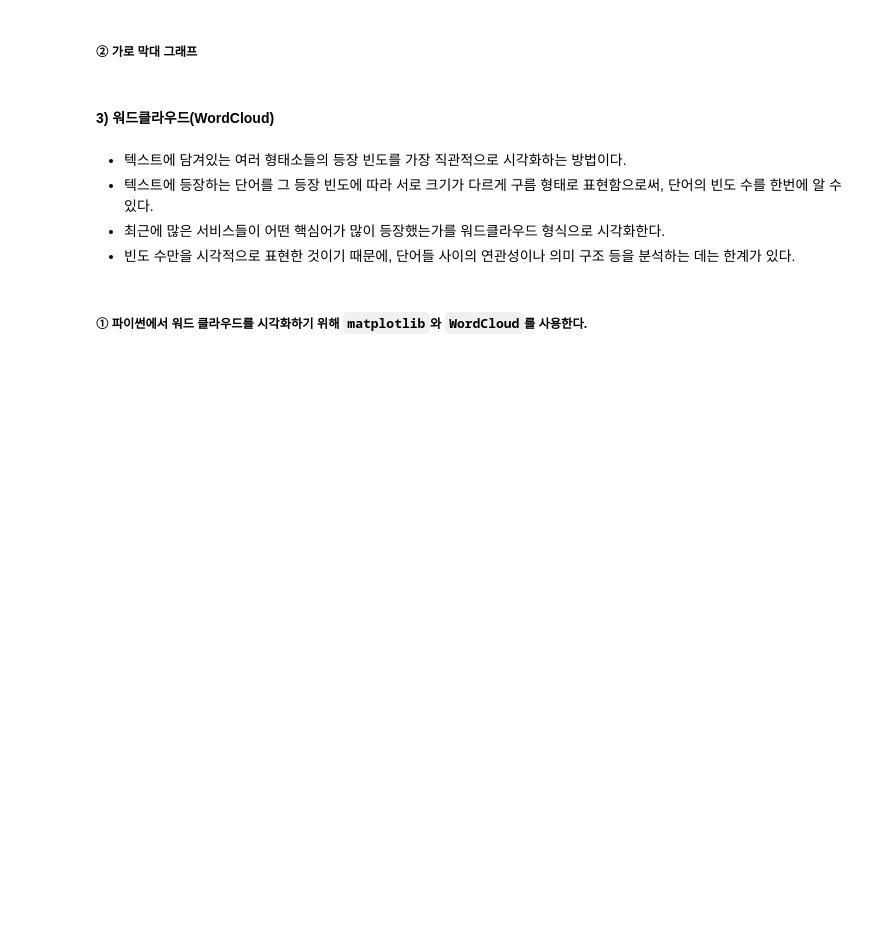
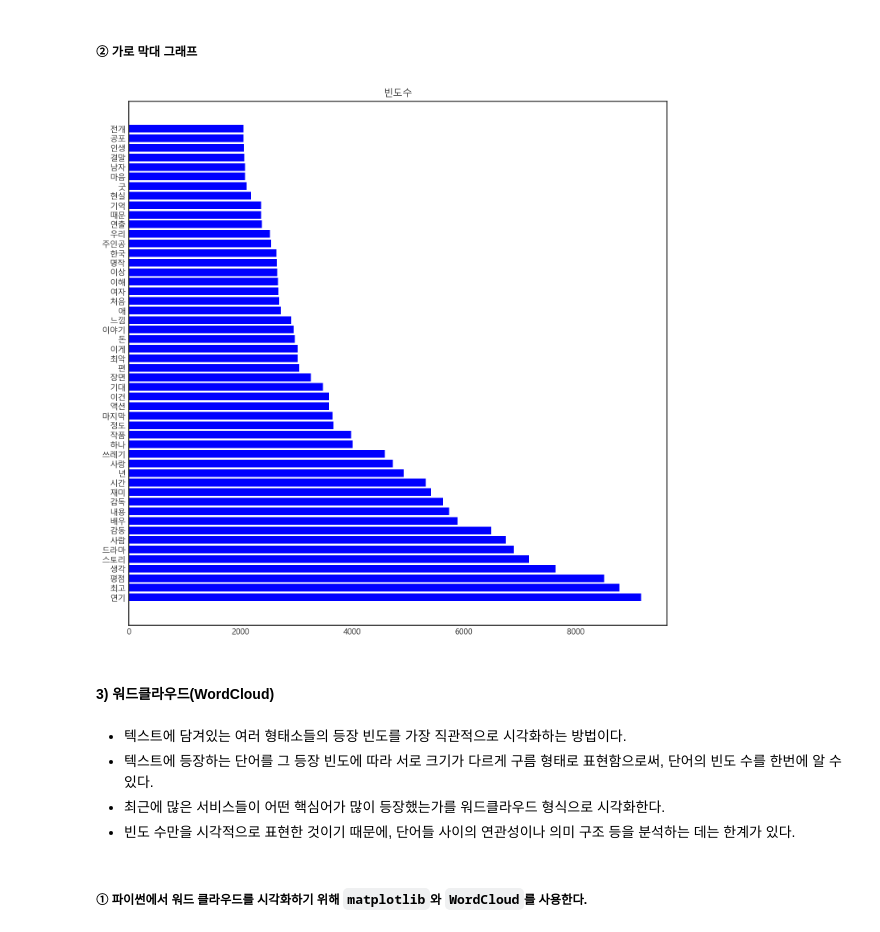
Before and after one commit to Warren3049/text_Analysis, a Jupyter notebook: ch3.키워드_분석(Keyword_Analysis).ipynb, the cells around one changed output. Drawn from its saved outputs; the diff is of its cells as text; code cells hidden in the pictures; blank space fills up the shorter version.

```diff
--- a/ch3.키워드_분석(Keyword_Analysis).ipynb
+++ b/ch3.키워드_분석(Keyword_Analysis).ipynb
@@ -47,0 +164,11 @@ stop_words = '영화 전 난 일 걸 뭐 줄 만 건 분 개 끝 잼 이거 번
+# %%
+from eunjeon import Mecab
+mecab = Mecab()
+# %%
+nouns = []
+
+for review in reviews:
+      for noun in mecab.nouns(review):
+            if noun not in stop_words: # 불용어 제거
+                  nouns.append(noun)
+print(nouns[:10])
@@ -60,5 +263,16 @@ stop_words = '영화 전 난 일 걸 뭐 줄 만 건 분 개 끝 잼 이거 번
 # %% [markdown]
 ##### ② 가로 막대 그래프
+# %%
+top_c = dict(c.most_common(50))
+y = np.arange(len(top_c))
+# %%
+plt.figure(figsize=(12,12))
+plt.barh(y, top_c.values(), color='blue', height=0.8)
+plt.title('빈도수')
+plt.yticks(y, top_c.keys())
+plt.show();
+# %% [output]
+[figure, added]
 # %% [markdown]
 #### 3) 워드클라우드(WordCloud)
 # %% [markdown]
```
Also changed, not shown: parts of 28 cells of this notebook, 3 other files.
